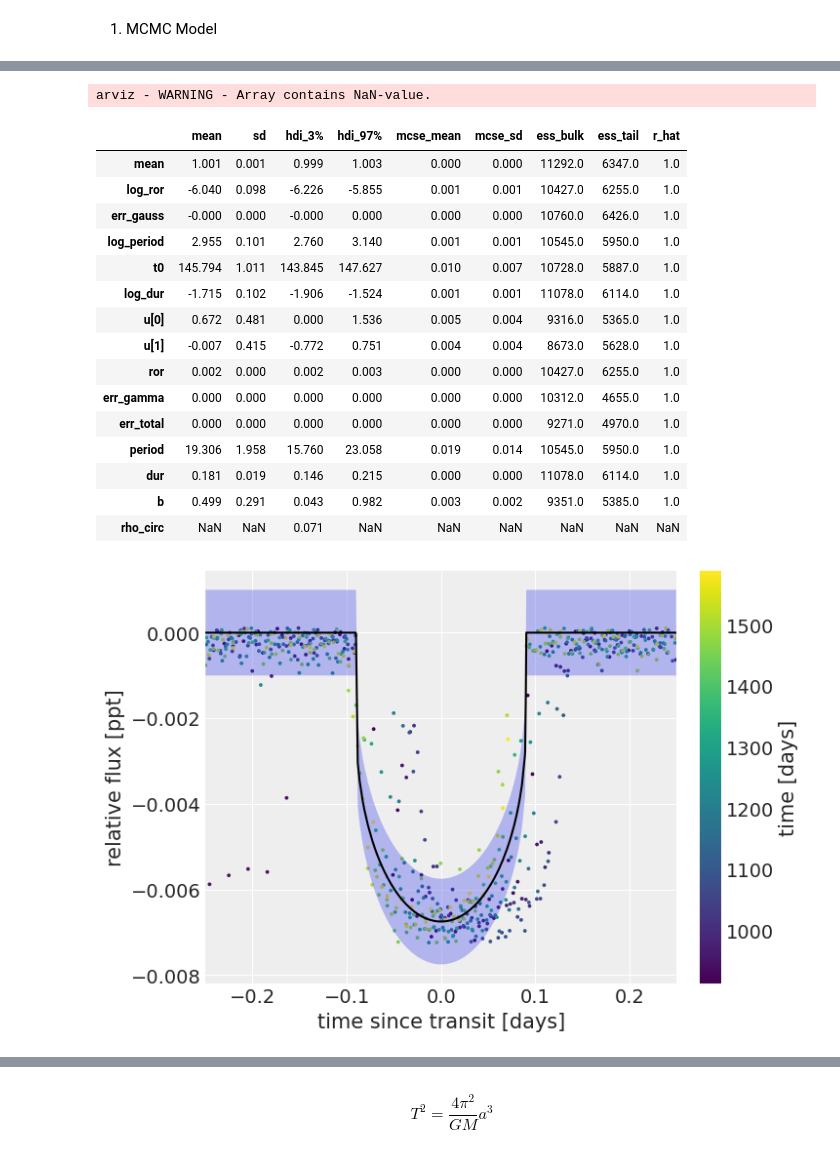
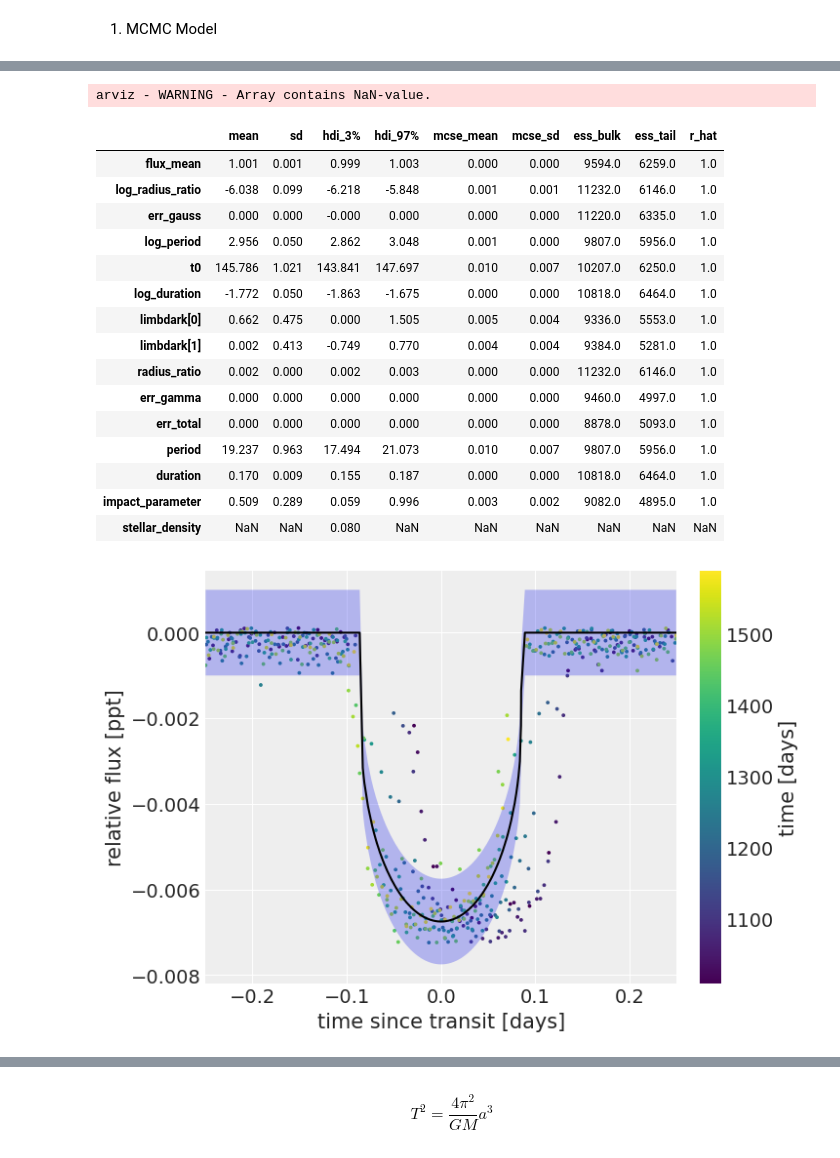
Before and after one commit to cm2435/university_computing_y3, a Jupyter notebook: ph30016_b/Coursework_B_Template.ipynb, the cells around one changed output, grey strips where cells are left out. Cells and saved outputs as stored; diff of their text form; code cells hidden in the pictures.

```diff
--- a/ph30016_b/Coursework_B_Template.ipynb
+++ b/ph30016_b/Coursework_B_Template.ipynb
@@ -463,4 +501,12 @@ plt.colorbar(label="time [days]")
 # %%
+#Mask the time array to remove all flux values for before 1000 days into recording
+X_mask_alias = [x > 1000]
+x = x[X_mask_alias]
+x_fold = x_fold[X_mask_alias]
+y = y[X_mask_alias]
+yerr = yerr[X_mask_alias]
+
+#Plot the resulting folded light curve
 plt.figure(figsize=(8, 4))
 plt.scatter(x_fold, y, c=x, s=3)
 plt.xlabel("time since transit [days]")
@@ -508,29 +528,28 @@ depth_guess = 0.0057
 with pm.Model() as model_reduced:
 
     # Stellar parameters
-    mean = pm.Normal("mean", mu=1.0006, sigma=0.001)
-    u = xo.QuadLimbDark("u")
+    mean = pm.Normal("flux_mean", mu=1.0006, sigma=0.001)
+    u = xo.QuadLimbDark("limbdark")
     star_params = [mean, u]
 
     # Planet parameters
     log_ror = pm.Normal(
-        "log_ror", mu=0.5 * np.log(depth_guess * 1e-3), sigma=0.1
+        "log_radius_ratio", mu=0.5 * np.log(depth_guess * 1e-3), sigma=0.1
     )
-    ror = pm.Deterministic("ror", tt.exp(log_ror))
+    ror = pm.Deterministic("radius_ratio", tt.exp(log_ror))
 
     #Error parameters
     err_inverse_gamma = pm.InverseGamma("err_gamma", alpha=3.0, beta=1 * np.median(yerr))
     err_gauss = pm.Normal("err_gauss", mu=0, sigma=2 * np.std(yerr))
     err = pm.Deterministic('err_total', err_inverse_gamma + err_gauss)
-    #sigma = pm.Normal("sigma", alpha=3.0, beta=2 * np.median(yerr))
 
     # Orbital parameters
-    log_period = pm.Normal("log_period", mu=np.log(period_guess), sigma=0.1)
+    log_period = pm.Normal("log_period", mu=np.log(period_guess), sigma=0.05)
     period = pm.Deterministic("period", tt.exp(log_period))
     t0 = pm.Normal("t0", mu=t0_guess, sigma=1.0)
-    log_dur = pm.Normal("log_dur", mu=np.log(0.18), sigma=0.10)
-    dur = pm.Deterministic("dur", tt.exp(log_dur))
-    b = xo.distributions.ImpactParameter("b", ror=ror)
+    log_dur = pm.Normal("log_duration", mu=np.log(0.17), sigma=0.05)
+    dur = pm.Deterministic("duration", tt.exp(log_dur))
+    b = xo.distributions.ImpactParameter("impact_parameter", ror=ror,)
 
     # Set up the orbit
     orbit = xo.orbits.KeplerianOrbit(
@@ -541,7 +560,7 @@ with pm.Model() as model_reduced:
         )
 
     # We're going to track the implied density for reasons that will become clear later
-    pm.Deterministic("rho_circ", orbit.rho_star)
+    pm.Deterministic("stellar_density", orbit.rho_star)
 
     # Set up the mean transit model
     star = xo.LimbDarkLightCurve(u)
@@ -589,2 +608,6 @@ logp: 15.270604924832586 -> 15.270604924832586
+# %%
+
+with model_reduced:
+    lc_pred = pmx.eval_in_model(lc_model, map_soln)
 # %%
 with model_reduced:
@@ -616,39 +636,39 @@ Sampling 2 chains for 4_000 tune and 4_000 draw iterations (8_000 + 8_000 draws
 # %%
 with model_reduced:
     sample_summary = az.summary(trace_small)
-
 #stellar density has sample cases where due to overflow it is NAN, this will be cleaned up manually later.
 sample_summary
 # %% [output]
 arviz - WARNING - Array contains NaN-value.
 |  | mean | sd | hdi_3% | hdi_97% | mcse_mean | mcse_sd | ess_bulk | ess_tail | r_hat |
-| mean | 1.001 | 0.001 | 0.999 | 1.003 | 0.000 | 0.000 | 11292.0 | 6347.0 | 1.0 |
-| log_ror | -6.040 | 0.098 | -6.226 | -5.855 | 0.001 | 0.001 | 10427.0 | 6255.0 | 1.0 |
-| err_gauss | -0.000 | 0.000 | -0.000 | 0.000 | 0.000 | 0.000 | 10760.0 | 6426.0 | 1.0 |
-| log_period | 2.955 | 0.101 | 2.760 | 3.140 | 0.001 | 0.001 | 10545.0 | 5950.0 | 1.0 |
-| t0 | 145.794 | 1.011 | 143.845 | 147.627 | 0.010 | 0.007 | 10728.0 | 5887.0 | 1.0 |
-| log_dur | -1.715 | 0.102 | -1.906 | -1.524 | 0.001 | 0.001 | 11078.0 | 6114.0 | 1.0 |
-| u[0] | 0.672 | 0.481 | 0.000 | 1.536 | 0.005 | 0.004 | 9316.0 | 5365.0 | 1.0 |
-| u[1] | -0.007 | 0.415 | -0.772 | 0.751 | 0.004 | 0.004 | 8673.0 | 5628.0 | 1.0 |
-| ror | 0.002 | 0.000 | 0.002 | 0.003 | 0.000 | 0.000 | 10427.0 | 6255.0 | 1.0 |
-| err_gamma | 0.000 | 0.000 | 0.000 | 0.000 | 0.000 | 0.000 | 10312.0 | 4655.0 | 1.0 |
-| err_total | 0.000 | 0.000 | 0.000 | 0.000 | 0.000 | 0.000 | 9271.0 | 4970.0 | 1.0 |
-| period | 19.306 | 1.958 | 15.760 | 23.058 | 0.019 | 0.014 | 10545.0 | 5950.0 | 1.0 |
-| dur | 0.181 | 0.019 | 0.146 | 0.215 | 0.000 | 0.000 | 11078.0 | 6114.0 | 1.0 |
-| b | 0.499 | 0.291 | 0.043 | 0.982 | 0.003 | 0.002 | 9351.0 | 5385.0 | 1.0 |
-| rho_circ | NaN | NaN | 0.071 | NaN | NaN | NaN | NaN | NaN | NaN |
+| flux_mean | 1.001 | 0.001 | 0.999 | 1.003 | 0.000 | 0.000 | 9594.0 | 6259.0 | 1.0 |
+| log_radius_ratio | -6.038 | 0.099 | -6.218 | -5.848 | 0.001 | 0.001 | 11232.0 | 6146.0 | 1.0 |
+| err_gauss | 0.000 | 0.000 | -0.000 | 0.000 | 0.000 | 0.000 | 11220.0 | 6335.0 | 1.0 |
+| log_period | 2.956 | 0.050 | 2.862 | 3.048 | 0.001 | 0.000 | 9807.0 | 5956.0 | 1.0 |
+| t0 | 145.786 | 1.021 | 143.841 | 147.697 | 0.010 | 0.007 | 10207.0 | 6250.0 | 1.0 |
+| log_duration | -1.772 | 0.050 | -1.863 | -1.675 | 0.000 | 0.000 | 10818.0 | 6464.0 | 1.0 |
+| limbdark[0] | 0.662 | 0.475 | 0.000 | 1.505 | 0.005 | 0.004 | 9336.0 | 5553.0 | 1.0 |
+| limbdark[1] | 0.002 | 0.413 | -0.749 | 0.770 | 0.004 | 0.004 | 9384.0 | 5281.0 | 1.0 |
+| radius_ratio | 0.002 | 0.000 | 0.002 | 0.003 | 0.000 | 0.000 | 11232.0 | 6146.0 | 1.0 |
+| err_gamma | 0.000 | 0.000 | 0.000 | 0.000 | 0.000 | 0.000 | 9460.0 | 4997.0 | 1.0 |
+| err_total | 0.000 | 0.000 | 0.000 | 0.000 | 0.000 | 0.000 | 8878.0 | 5093.0 | 1.0 |
+| period | 19.237 | 0.963 | 17.494 | 21.073 | 0.010 | 0.007 | 9807.0 | 5956.0 | 1.0 |
+| duration | 0.170 | 0.009 | 0.155 | 0.187 | 0.000 | 0.000 | 10818.0 | 6464.0 | 1.0 |
+| impact_parameter | 0.509 | 0.289 | 0.059 | 0.996 | 0.003 | 0.002 | 9082.0 | 4895.0 | 1.0 |
+| stellar_density | NaN | NaN | 0.080 | NaN | NaN | NaN | NaN | NaN | NaN |
 # %%
 inds = np.argsort(x_fold)
-plt.scatter(x_fold, y  - map_soln["mean"], c=x, s=3)
-plt.plot(x_fold[inds], lc_pred[inds] - map_soln["mean"], "k")
+
+plt.scatter(x_fold, y  - map_soln["flux_mean"], c=x, s=3)
+plt.plot(x_fold[inds], lc_pred[inds] - map_soln["flux_mean"], "k")
 plt.fill_between(x_fold[inds],
-            y1 = lc_pred[inds] - map_soln["mean"] - sample_summary['sd']['mean'],
-            y2 = lc_pred[inds] - map_soln["mean"] + sample_summary['sd']['mean'],
+            y1 = lc_pred[inds] - map_soln["flux_mean"] - sample_summary['sd']['flux_mean'],
+            y2 = lc_pred[inds] - map_soln["flux_mean"] + sample_summary['sd']['flux_mean'],
             alpha = 0.3
     )
 plt.xlabel("time since transit [days]")
 plt.ylabel("relative flux [ppt]")
 plt.colorbar(label="time [days]")
 _ = plt.xlim(-0.25, 0.25)
 # %% [output]
-[figure, old version]
+[figure, new version]
```
Also changed, not shown: parts of 58 cells of this notebook, 2 other files.
